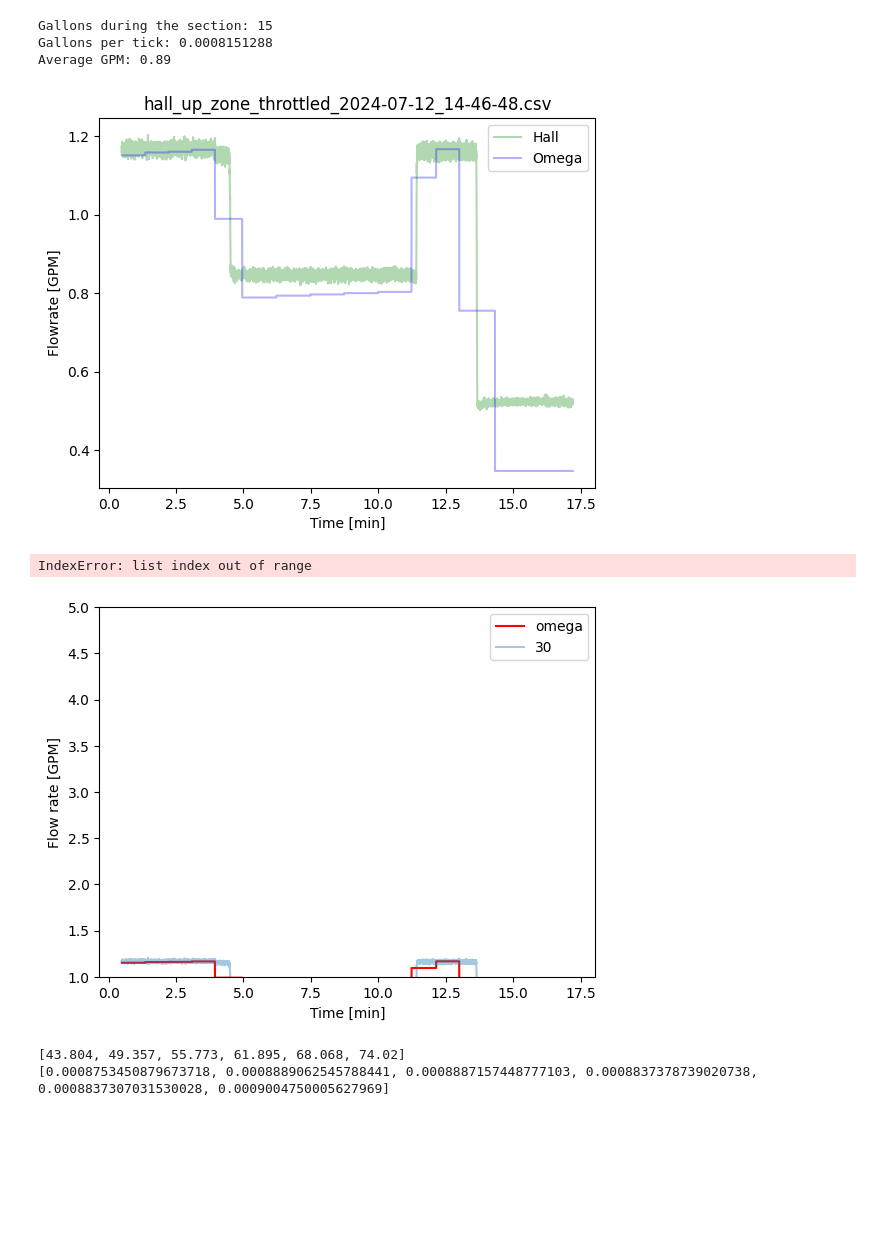
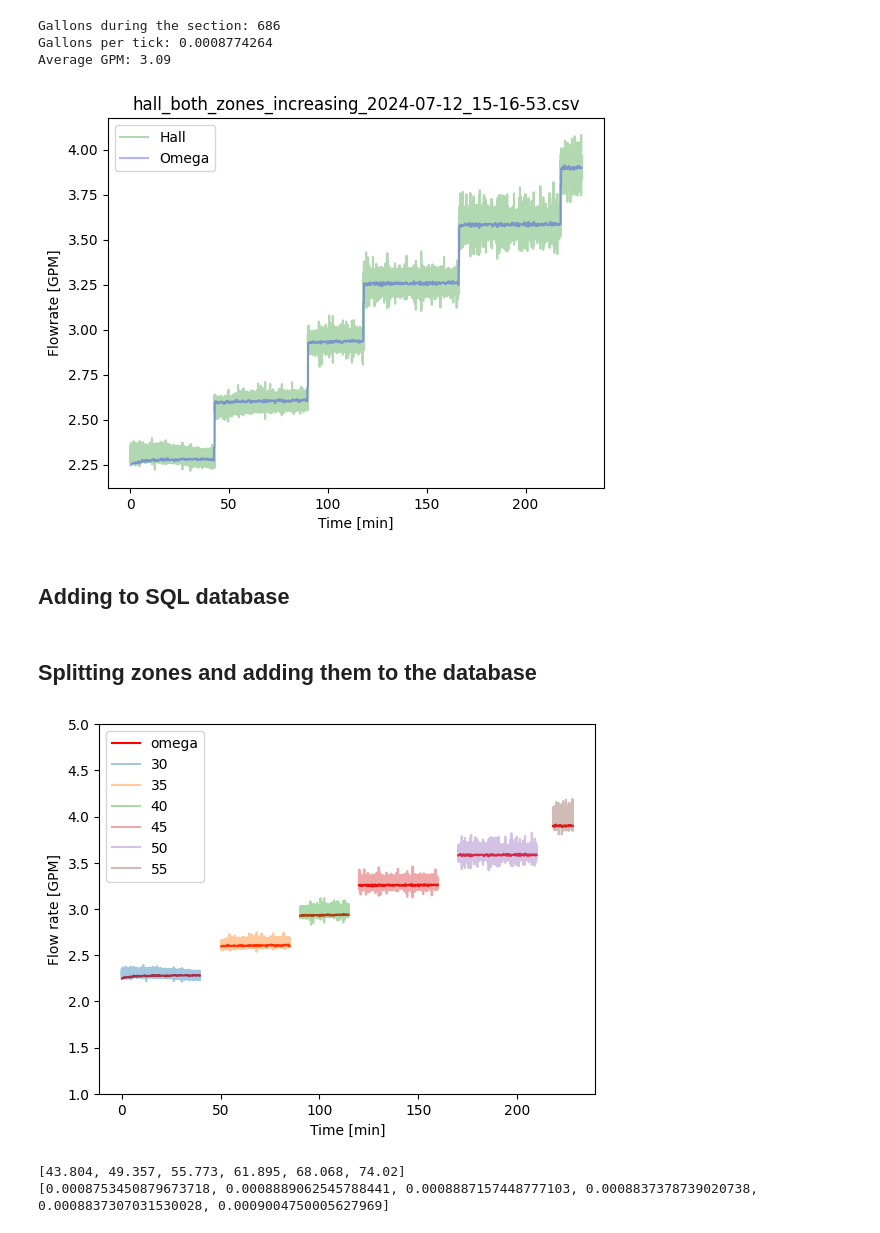
Before and after one commit to thdfw/gwks, a Jupyter notebook: pico/flowmeter/flow_data_analysis/zones_analysis.ipynb, the cells around one changed output. Saved outputs shown, nothing was run; the diff lists cells and outputs as text; code cells hidden in the pictures; blank space fills up the shorter version.

Commit message:
Adding to SQL database tables

```diff
--- a/pico/flowmeter/flow_data_analysis/zones_analysis.ipynb
+++ b/pico/flowmeter/flow_data_analysis/zones_analysis.ipynb
@@ -3,18 +3,18 @@ import pandas as pd
 import matplotlib.pyplot as plt
 import numpy as np
 # %%
-file_path = '/Users/thomas/Desktop/up_zone_restricted/hall_up_zone_throttled_2024-07-12_14-46-48.csv'
+file_path = '/Users/thomas/Desktop/both_zones_upper_restricted/hall_both_zones_increasing_2024-07-12_15-16-53.csv'
 
 # Import hall data
-df1 = pd.read_csv(file_path, names=['x','time'])
+df1 = pd.read_csv(file_path, names=['time_pi','time'])
 df1['time'] = df1['time'].apply(lambda x: int(x))
-df1 = df1[['time']]
+df1['time_pi'] = pd.to_datetime(df1['time_pi'], unit='s')
 df1['sensor'] = 'Hall'
 
 # Import omega data
-df2 = pd.read_csv(file_path.replace('hall','omega'), names=['x','time'])
+df2 = pd.read_csv(file_path.replace('hall','omega'), names=['time_pi','time'])
 df2['time'] = df2['time'].apply(lambda x: int(x))
-df2 = df2[['time']]
+df2['time_pi'] = pd.to_datetime(df2['time_pi'], unit='s')
 df2['sensor'] = 'Omega'
 
 # Add time in minutes relative to first tick
@@ -94,9 +94,9 @@ df = df[df.hall_GPM<7]
 #df = df[df.omega_frequency>0.01]
 #df = df[df.hall_frequency>30]
 # %% [output]
-Gallons during the section: 15
-Gallons per tick: 0.0008151288
-Average GPM: 0.89
+Gallons during the section: 686
+Gallons per tick: 0.0008774264
+Average GPM: 3.09
 # %%
 # Plot results
 fig, ax = plt.subplots(1,1)
@@ -109,4 +109,6 @@ ax.legend()
 plt.title(file_path.split('/')[-1])
 plt.show()
 # %% [output]
-[figure, old version]
+[figure, new version]
+# %% [markdown]
+## Adding to SQL database
@@ -113,8 +166,12 @@ plt.show()
+# %% [markdown]
+## Splitting zones and adding them to the database
 # %%
 df_backup = df
 hall_gpt_list = []
 frequency_list = []
 PRINT = False
+import pytz
+tz = pytz.timezone('America/New_York')
 
 for section in range(6):
 
@@ -143,35 +200,45 @@ for section in range(6):
     gallons = len(df[df.sensor=='Omega'])
     if PRINT: print(f'Gallons during the section: {round(gallons,1)}')
     hall_gallons_per_tick = gallons / len(df[df.sensor=='Hall'])
     if PRINT: print(f'Gallons per tick: {round(hall_gallons_per_tick,10)}')
-    if PRINT: print(f"Average GPM: {round(60*np.mean(df[df.sensor=='Omega'].omega_frequency),2)}")
+    average_gpm = round(60*np.mean(df[df.sensor=='Omega'].omega_frequency),2)
+    if PRINT: print(f"Average GPM: {average_gpm}")
 
     # Get average frequency
     if PRINT: print(f"Average hall frequency: {round(np.mean(df[df.sensor=='Hall'].hall_frequency),3)}")
     if PRINT: print(f"Average omega frequency: {round(np.mean(df[df.sensor=='Omega'].omega_frequency),3)}")
 
     # Save values
     hall_gpt_list.append(hall_gallons_per_tick)
     frequency_list.append(round(np.mean(df[df.sensor=='Hall'].hall_frequency),3))
 
     # Compute GPM
     df['hall_GPM'] = df['hall_frequency'] * hall_gallons_per_tick * 60
     df['omega_GPM'] = df['omega_frequency'] * 1 * 60
 
     # Plot results
     if section==0:
         plt.plot(list(df.time_min), list(df.omega_GPM), alpha=1, color='red', label='omega')
     else:
         plt.plot(list(df.time_min), list(df.omega_GPM), alpha=1, color='red')
     plt.plot(list(df.time_min), list(df.hall_GPM), alpha=0.4, label=f'{30+section*5}')
     plt.ylabel('Flow rate [GPM]')
     plt.xlabel('Time [min]')
     plt.ylim([1,5])
     plt.legend()
 
-    #plt.savefig('plot.png', dpi=200)
+    # Save experiment as a dict
+    exp_dict = {
+        'session_name': file_path.split('/')[-1],
+        'zone_config': file_path.split('/')[-2],
+        'flow_rate_gpm': average_gpm,
+        'start_time': tz.localize(list(df.time_pi)[0]),
+        'end_time': tz.localize(list(df.time_pi)[-1]),
+    }
+    add_experiment(exp_dict)
+
+#plt.savefig('plot.png', dpi=200)
 plt.show()
 # %% [output]
-IndexError: list index out of range
-[figure, old version]
+[figure, new version]
 # %%
```
Also changed, not shown: parts of 3 cells of this notebook, 2 other files.
